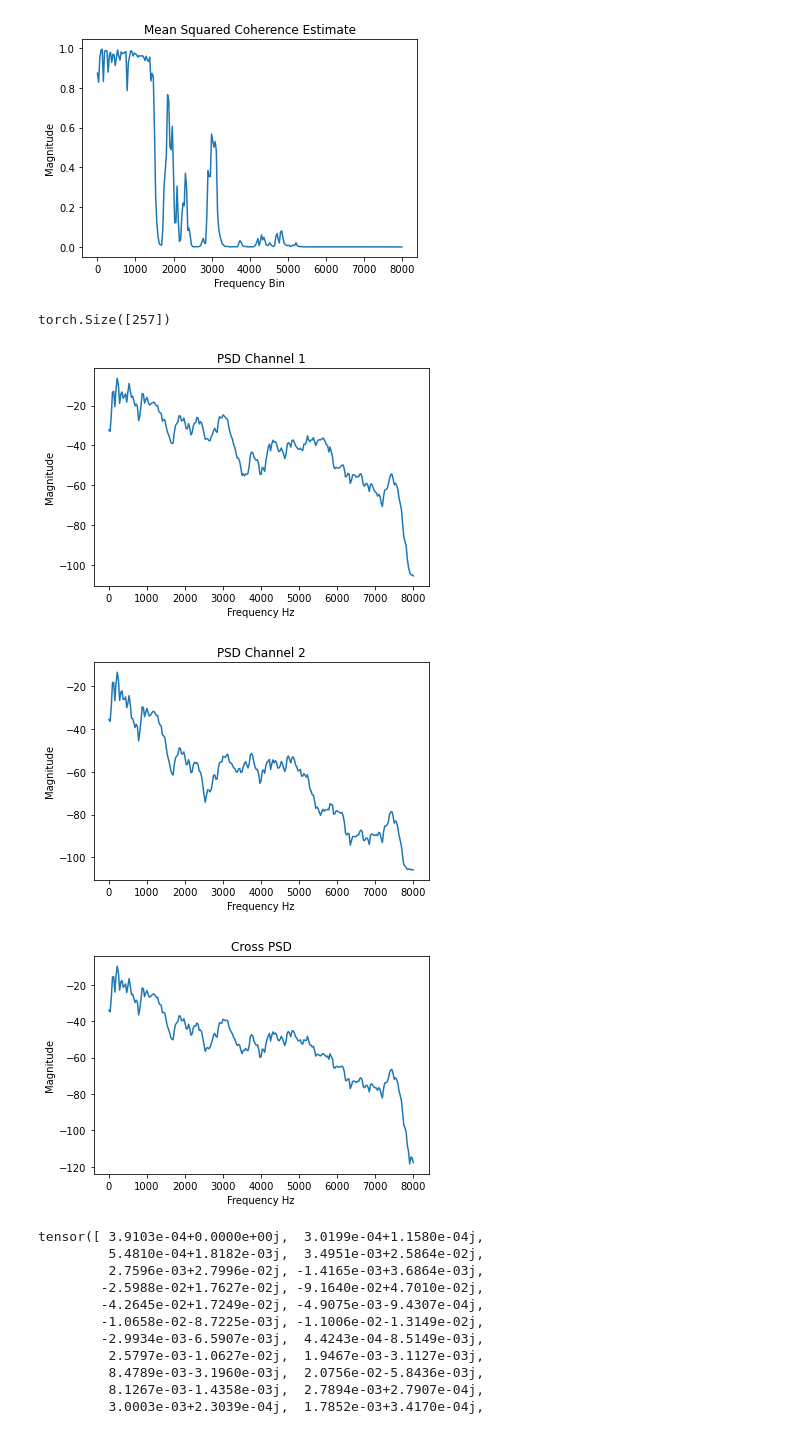
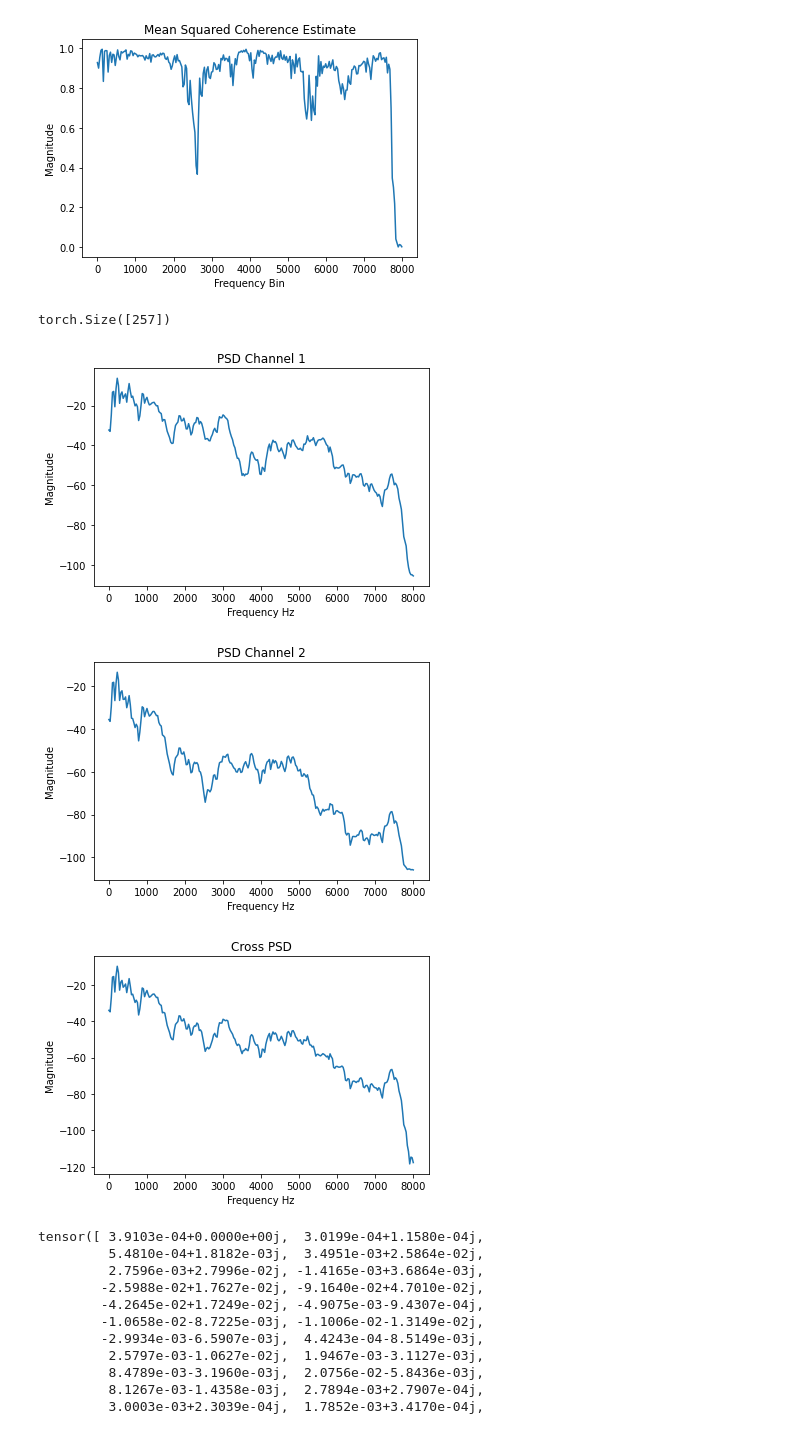
Before and after one commit to VikasTokala/DCNN, a Jupyter notebook: welch_test_again.ipynb, the cells around one changed output. Cells and saved outputs as stored; diff of their text form; code cells hidden in the pictures.

```diff
--- a/welch_test_again.ipynb
+++ b/welch_test_again.ipynb
@@ -109,7 +109,7 @@ def mean_squared_coherence(signal1, signal2, segment_length, overlap, window_fun
     psd2 = welch_cross_spectral_density(signal2, signal2, segment_length, overlap, window_function, nfft, sampling_frequency)
 
     # Compute the Mean Squared Coherence
-    msc = (torch.abs(csd) ** 2) / ((psd1 * psd2)+1e-8)
+    msc = (torch.abs(csd) ** 2) / ((psd1 * psd2))
 
     return msc
 
@@ -144,37 +144,37 @@ if __name__ == "__main__":
     # psd1 = welch_periodogram(signal1, segment_length, overlap, window_function)
     cpsd = welch_cross_spectral_density(signal1, signal2, segment_length, overlap, window_function, nfft, sampling_frequency)
     msc = mean_squared_coherence(signal1, signal2, segment_length, overlap, window_function, nfft, sampling_frequency)
     frequency_axis = torch.linspace(0, sample_rate / 2, msc.size(0))
     # Plot the resulting Mean Squared Coherence
     plt.figure()
-    plt.plot(frequency_axis,(msc))
+    plt.plot(frequency_axis,(msc.abs()))
     plt.title("Mean Squared Coherence Estimate")
     plt.xlabel("Frequency Bin")
     plt.ylabel("Magnitude")
     plt.show()
     print(msc.shape)
     plt.figure()
-    plt.plot(frequency_axis,10*torch.log10(psd1))
+    plt.plot(frequency_axis,10*torch.log10(psd1.abs()))
     plt.title("PSD Channel 1")
     plt.xlabel("Frequency Hz")
     plt.ylabel("Magnitude")
     plt.show()
 
     plt.figure()
-    plt.plot(frequency_axis,10*torch.log10(psd2))
+    plt.plot(frequency_axis,10*torch.log10(psd2.abs()))
     plt.title("PSD Channel 2")
     plt.xlabel("Frequency Hz")
     plt.ylabel("Magnitude")
     plt.show()
 
     plt.figure()
     plt.plot(frequency_axis,10*torch.log10(cpsd.abs()))
     plt.title("Cross PSD")
     plt.xlabel("Frequency Hz")
     plt.ylabel("Magnitude")
     plt.show()
 # %% [output]
-[figure, old version]
+[figure, new version]
 torch.Size([257])
 [figure]
 [figure]
```
Also changed, not shown: 7 other files.
